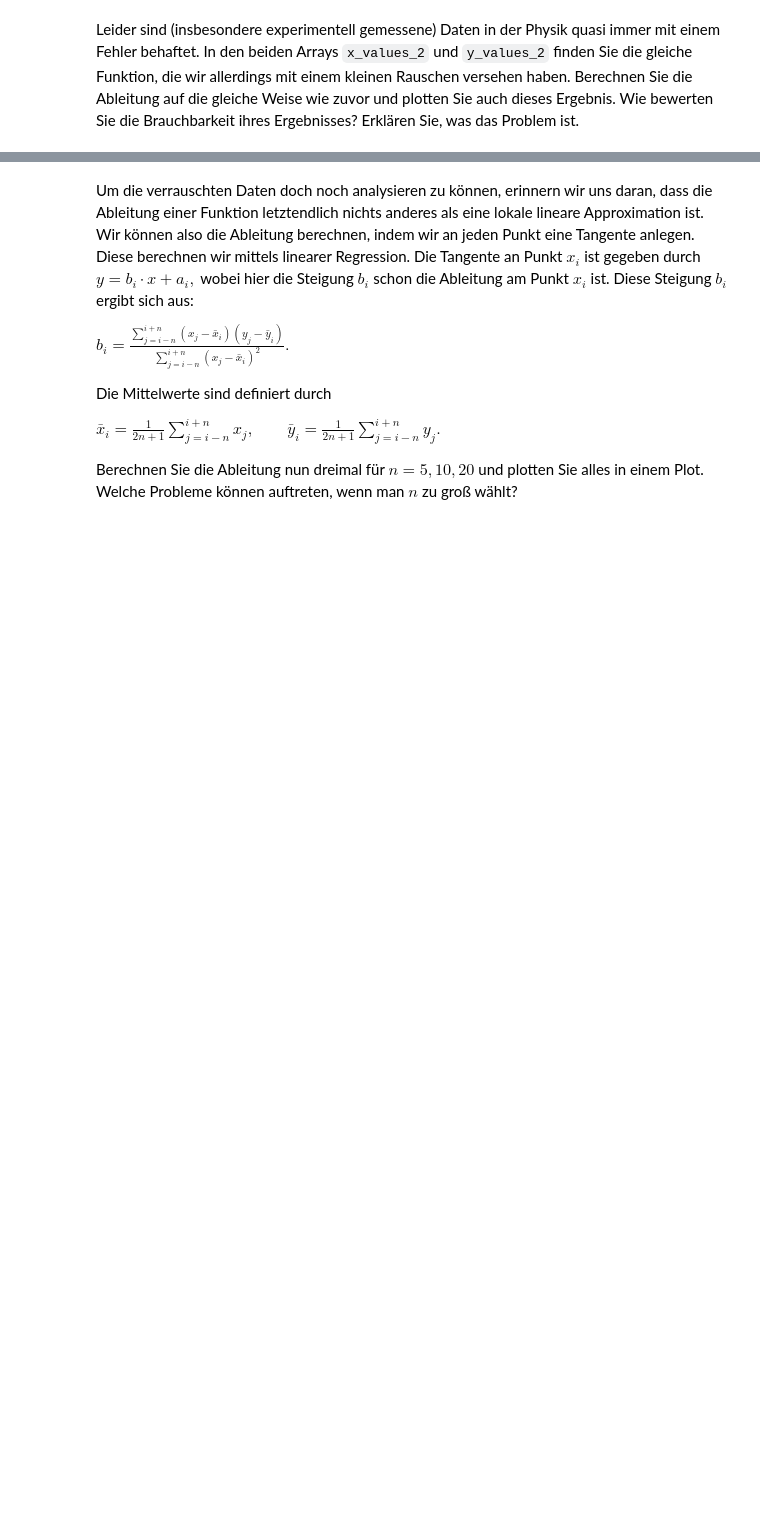
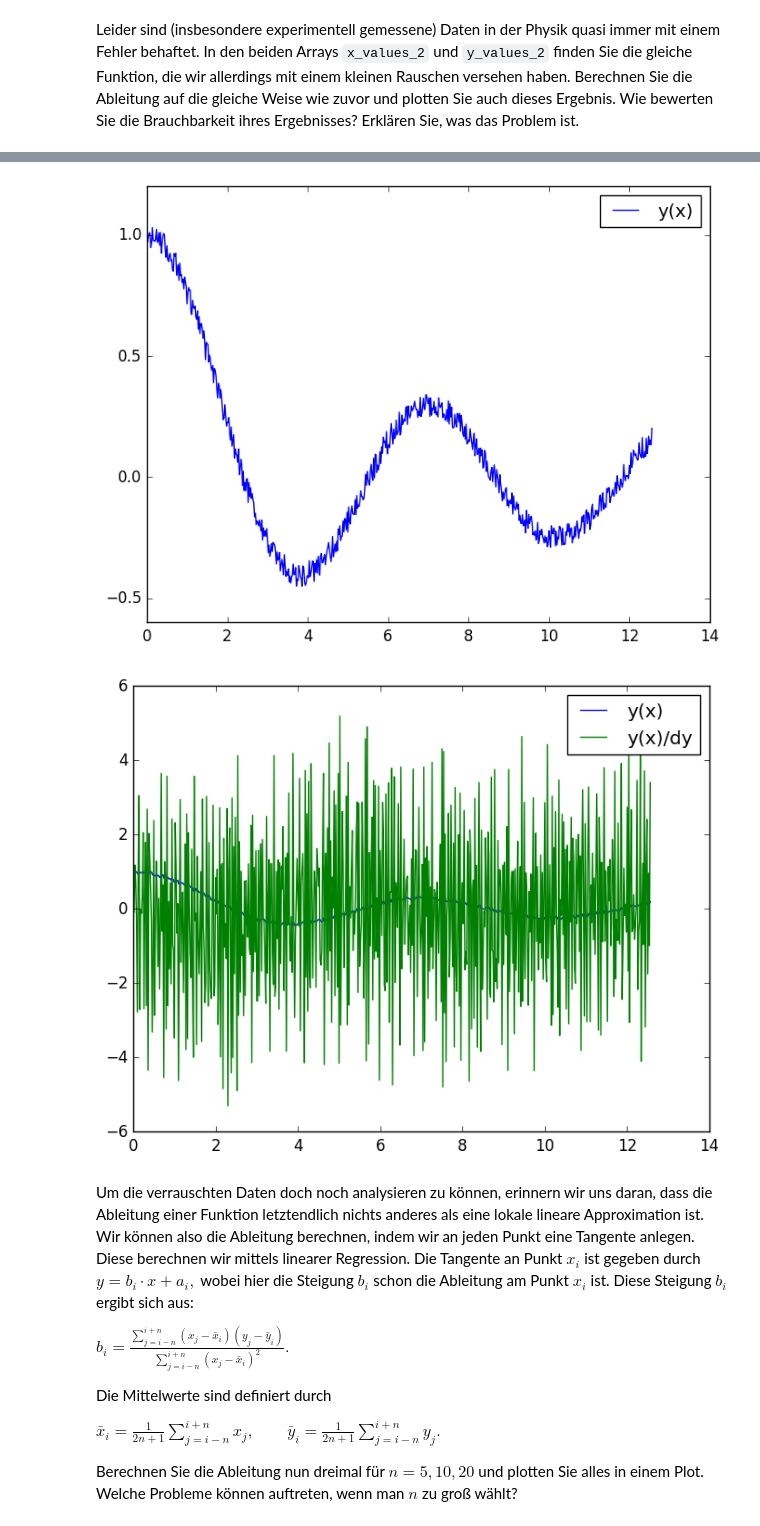
Before and after one commit to ofilla/compphys2016, a Jupyter notebook: actual/03_rauschmittel.ipynb, the cells around one changed output, grey strips where cells are left out. Cells and saved outputs as stored; diff of their text form; code cells hidden in the pictures; blank space fills up the shorter version.

```diff
--- a/actual/03_rauschmittel.ipynb
+++ b/actual/03_rauschmittel.ipynb
@@ -67,7 +67,0 @@ y_values_2 = [0.9727949714273667,0.9711648890363918,0.9948323597715739,1.0095382
-# %%
-quotients = simple_diff_quotient(x_values_2, y_values_2)
-### ...
-### Fuegen Sie hier Ihren Code ein
-# Plot der verrauschten Daten
-# Plot der zugehoerigen Ableitung
-### ...
@@ -74,3 +73,18 @@ quotients = simple_diff_quotient(x_values_2, y_values_2)
+# %%
+quotients2 = simple_diff_quotient(x_values_2, y_values_2)
+
+figure()
+plot(x_values_2, y_values_2, label="y(x)")
+legend()
+
+figure()
+plot(x_values_2, y_values_2, label="y(x)")
+plot(x_values_1[2:end], quotients, label="y(x)/dy")
+legend()
+;
+# %% [output]
+[figure, added]
+[figure, added]
 # %% [markdown]
 Um die verrauschten Daten doch noch analysieren zu können, erinnern wir uns daran, dass die Ableitung einer Funktion letztendlich nichts anderes als eine lokale lineare Approximation ist. Wir können also die Ableitung berechnen, indem wir an jeden Punkt eine Tangente anlegen. Diese berechnen wir mittels linearer Regression. Die Tangente an Punkt $x_i$ ist gegeben durch
 $y=b_i \cdot x + a_i,$
```
Also changed, not shown: parts of 10 cells of this notebook.
